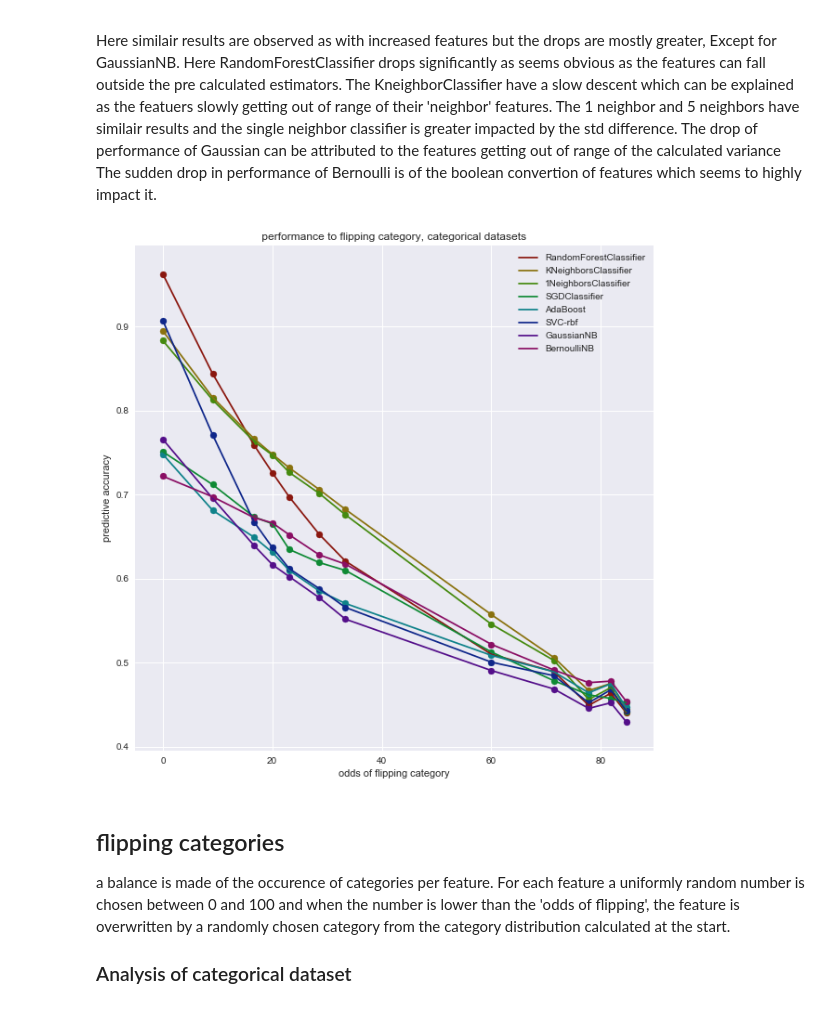
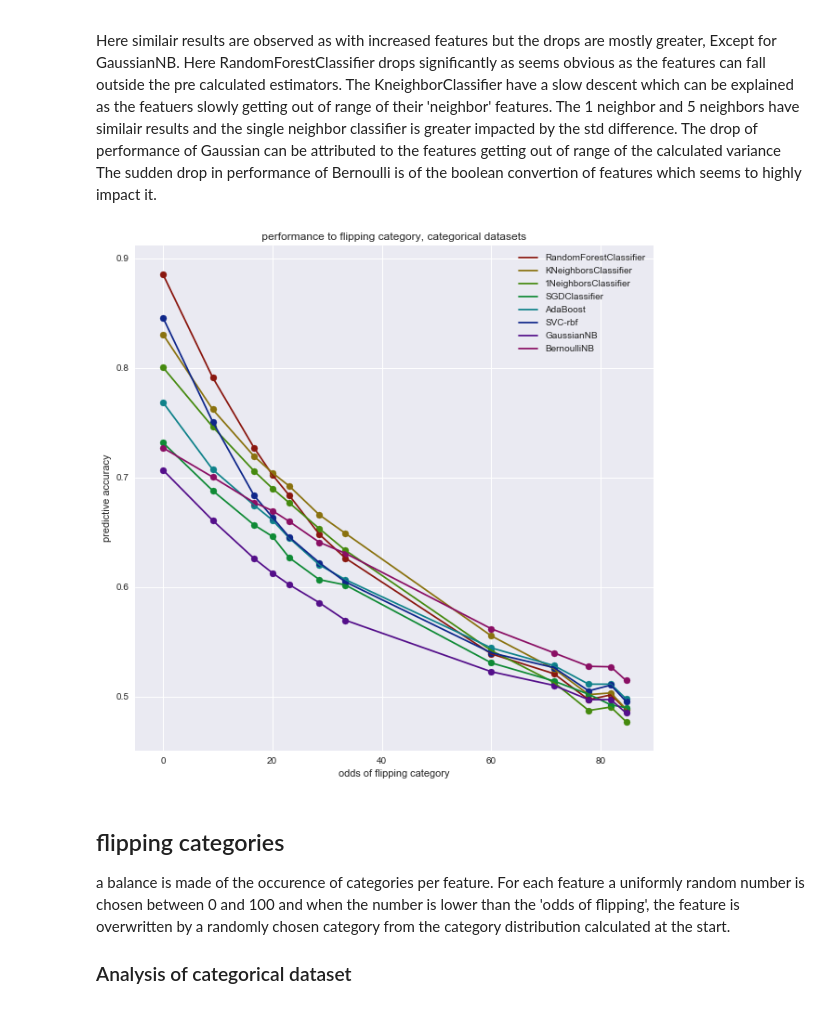
Before and after one commit to lieeuwos/Primitive_annotations, a Jupyter notebook: Showing.ipynb, the cells around one changed output. Saved outputs shown, nothing was run; the diff lists cells and outputs as text; code cells hidden in the pictures.

```diff
--- a/Showing.ipynb
+++ b/Showing.ipynb
@@ -148,6 +164,22 @@ fig.set_figheight(10)
 fig.set_figwidth(10)
 _=ax.legend()
 plt.show()
+listNumA = []
+listNumA2 = []
+for x,i in enumerate(score2):
+    listNumA.append(i[0]-i[len(i)-1])
+    listNumA2.append(score3[x][0]-score3[x][len(i)-1])
+listNumAR = []
+listNumAR2 = []
+for z,i in enumerate(score2):
+    listNumAR.append(0)
+    listNumAR2.append(0)
+    for x,j in enumerate(i):
+        if x > 0:
+            listNumAR[z] = listNumAR[z] + (i[x-1]-i[x])/(x_axis[x]-x_axis[x-1])
+            listNumAR2[z] = listNumAR2[z] + (score3[z][x-1]-score3[z][x])/(x_axis[x]-x_axis[x-1])
+    listNumAR[z] = listNumAR[z]/len(amountList)*x_axis[x]
+    listNumAR2[z] = listNumAR2[z]/len(amountList)*x_axis[x]
 # %% [output]
 [figure]
 # %% [markdown]
@@ -192,6 +263,9 @@ for did in didList:
             dur1[cs][i] = dur1[cs][i] + read_duration(func,clfName,did,round(amount*(readDict(did)['NumberOfFeatures']-1)))[typ]/len(didList)
             dur2[cs][i+1] = dur2[cs][i+1] + read_duration(func,clfName,did,round(amount*(readDict(did)['NumberOfFeatures']-1)))[typ+2]/len(didList)
             dur2[cs][0] = dur2[cs][0] + read_duration(func,clfName,did,round(amount*(readDict(did)['NumberOfFeatures']-1)))[typ]/(len(didList)*len(amountList))
+            dur1[cs][i] = dur1[cs][i] + read_duration(func,clfName,did,round(amount*(readDict(did)['NumberOfFeatures']-1)))[typ+1]/len(didList)
+            dur2[cs][i+1] = dur2[cs][i+1] + read_duration(func,clfName,did,round(amount*(readDict(did)['NumberOfFeatures']-1)))[typ+3]/len(didList)
+            dur2[cs][0] = dur2[cs][0] + read_duration(func,clfName,did,round(amount*(readDict(did)['NumberOfFeatures']-1)))[typ+1]/(len(didList)*len(amountList))
 
 cl = sns.hls_palette(len(dur2), l=.3, s=.8)
 amountList = [0,0.25,0.5,0.75,1]
@@ -239,6 +313,9 @@ for did in didList:
             dur1[cs][i] = dur1[cs][i] + read_duration(func,clfName,did,round(amount*(readDict(did)['NumberOfFeatures']-1)))[typ]/len(didList)
             dur2[cs][i+1] = dur2[cs][i+1] + read_duration(func,clfName,did,round(amount*(readDict(did)['NumberOfFeatures']-1)))[typ+2]/len(didList)
             dur2[cs][0] = dur2[cs][0] + read_duration(func,clfName,did,round(amount*(readDict(did)['NumberOfFeatures']-1)))[typ]/(len(didList)*len(amountList))
+            dur1[cs][i] = dur1[cs][i] + read_duration(func,clfName,did,round(amount*(readDict(did)['NumberOfFeatures']-1)))[typ+1]/len(didList)
+            dur2[cs][i+1] = dur2[cs][i+1] + read_duration(func,clfName,did,round(amount*(readDict(did)['NumberOfFeatures']-1)))[typ+3]/len(didList)
+            dur2[cs][0] = dur2[cs][0] + read_duration(func,clfName,did,round(amount*(readDict(did)['NumberOfFeatures']-1)))[typ+1]/(len(didList)*len(amountList))
 
 cl = sns.hls_palette(len(dur2), l=.3, s=.8)
 amountList = [0,0.25,0.5,0.75,1]
@@ -317,6 +395,16 @@ fig.set_figheight(10)
 fig.set_figwidth(10)
 _=ax.legend()
 plt.show()
+listNum = []
+for x,i in enumerate(score2):
+    listNum.append(i[0]-i[len(i)-1])
+listNumR = []
+for z,i in enumerate(score2):
+    listNumR.append(0)
+    for x,j in enumerate(i):
+        if x > 0:
+            listNumR[z] = listNumR[z] + (i[x-1]-i[x])/(x_axis[x]-x_axis[x-1])
+    listNumR[z] = listNumR[z]/len(amountList)*x_axis[x]
 # %% [output]
 [figure]
 # %% [markdown]
@@ -334,7 +422,7 @@ func = 'cvfeatureCAT2'
 scores = []
 score1 = []
 amountList = [0.5,0.6,0.7,0.75,0.8,0.9,1,2,3,4,5,6]
-didList = [20, 21, 26, 333, 334, 335]#, 40668, 4135, 4534, 469, 46, 50]
+didList = [3,20, 21, 26, 333, 334, 335, 40668, 4135, 4534, 469, 46, 50]
 for i,did in enumerate(didList):
     scores.append([])
     for clfName in clfNames:
@@ -355,34 +443,44 @@ for i in clfNames:
     score2.append([0 for i in range(len(amountList))])
     ratio.append([])
 MaxClass = []
 j = 0
 for k,x in enumerate(scores):
     for j in range(0,len(x)):
         for i in range(0,len(x[j])):
             score1[j][i] = score1[j][i] + (scores[k][j][i][0])/len(didList)
             score2[j][i] = score2[j][i] + (scores[k][j][i][1])/len(didList)
 flipped = []
 for i in amountList:
     if i > 0.5:
         flipped.append((1-1/(i+0.5))*100)
     else:
         flipped.append(0)
 x_axis = flipped
 fig, ax = plt.subplots()
 _=plt.title(' performance to flipping category, categorical datasets ')
 cl = sns.hls_palette(len(score1), l=.3, s=.8)
 for i in range(0,len(clfNames)):
 #     _=ax.plot(x_axis, score1[i], color = cl[i])
     _=ax.plot(x_axis, score2[i],label=clfNames[i], color = cl[i])
     _=ax.scatter(x_axis, score2[i], color = cl[i])
 _=plt.ylabel('predictive accuracy')
 _=plt.xlabel('odds of flipping category')
 fig.set_figheight(10)
 fig.set_figwidth(10)
 _=ax.legend()
 plt.show()
+listCat = []
+for x,i in enumerate(score2):
+    listCat.append(i[0]-i[len(i)-1])
+listCatR = []
+for z,i in enumerate(score2):
+    listCatR.append(0)
+    for x,j in enumerate(i):
+        if x > 0:
+            listCatR[z] = listCatR[z] + (i[x-1]-i[x])/(x_axis[x]-x_axis[x-1])
+    listCatR[z] = listCatR[z]/len(amountList)*x_axis[x]
 # %% [output]
-[figure, old version]
+[figure, new version]
 # %% [markdown]
 ## flipping categories
 a balance is made of the occurence of categories per feature. For each feature a uniformly random number is chosen between 0 and 100 and when the number is lower than the 'odds of flipping', the feature is overwritten by a randomly chosen category from the category distribution calculated at the start.
```
Also changed, not shown: parts of 13 cells of this notebook, 2 other files.
